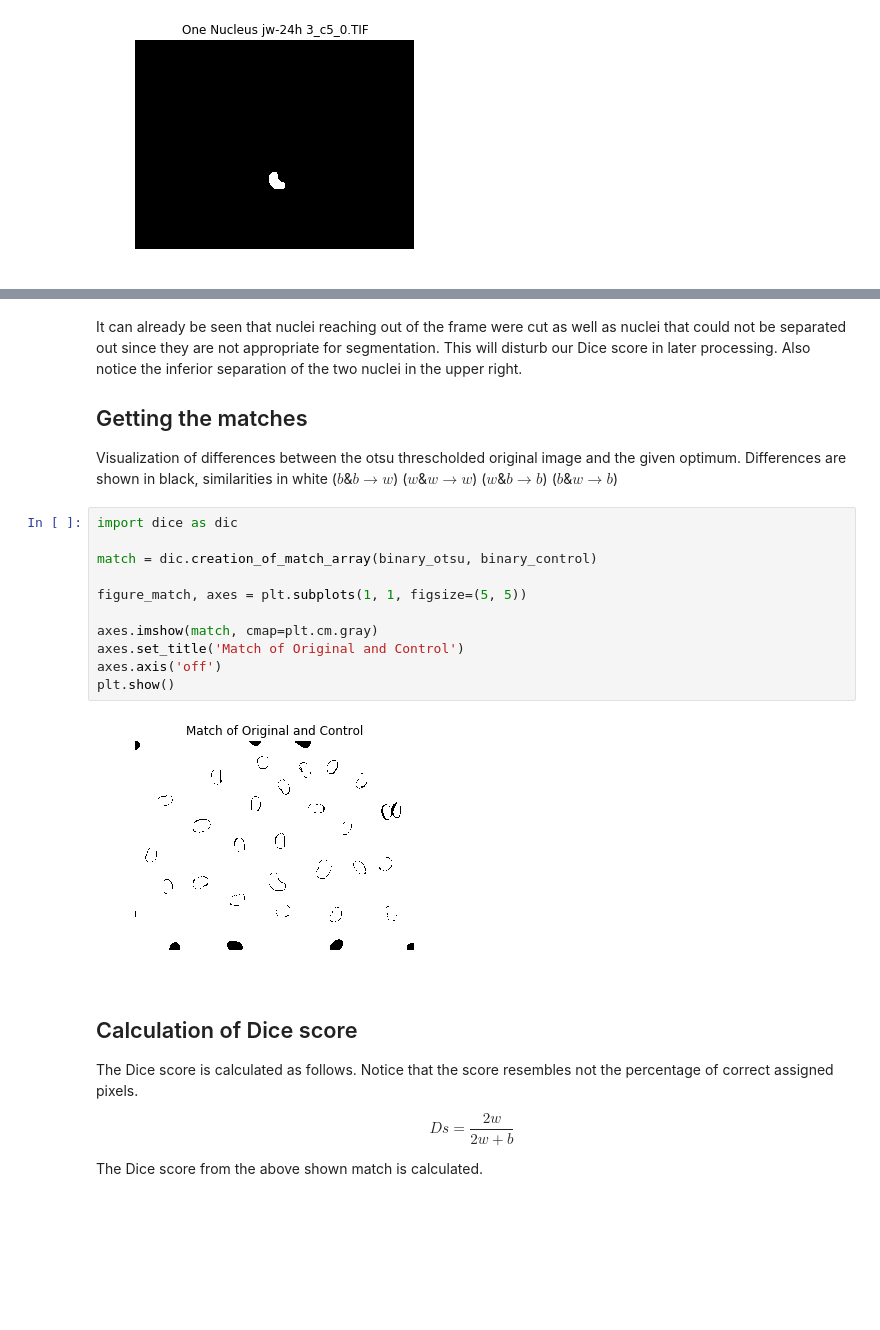
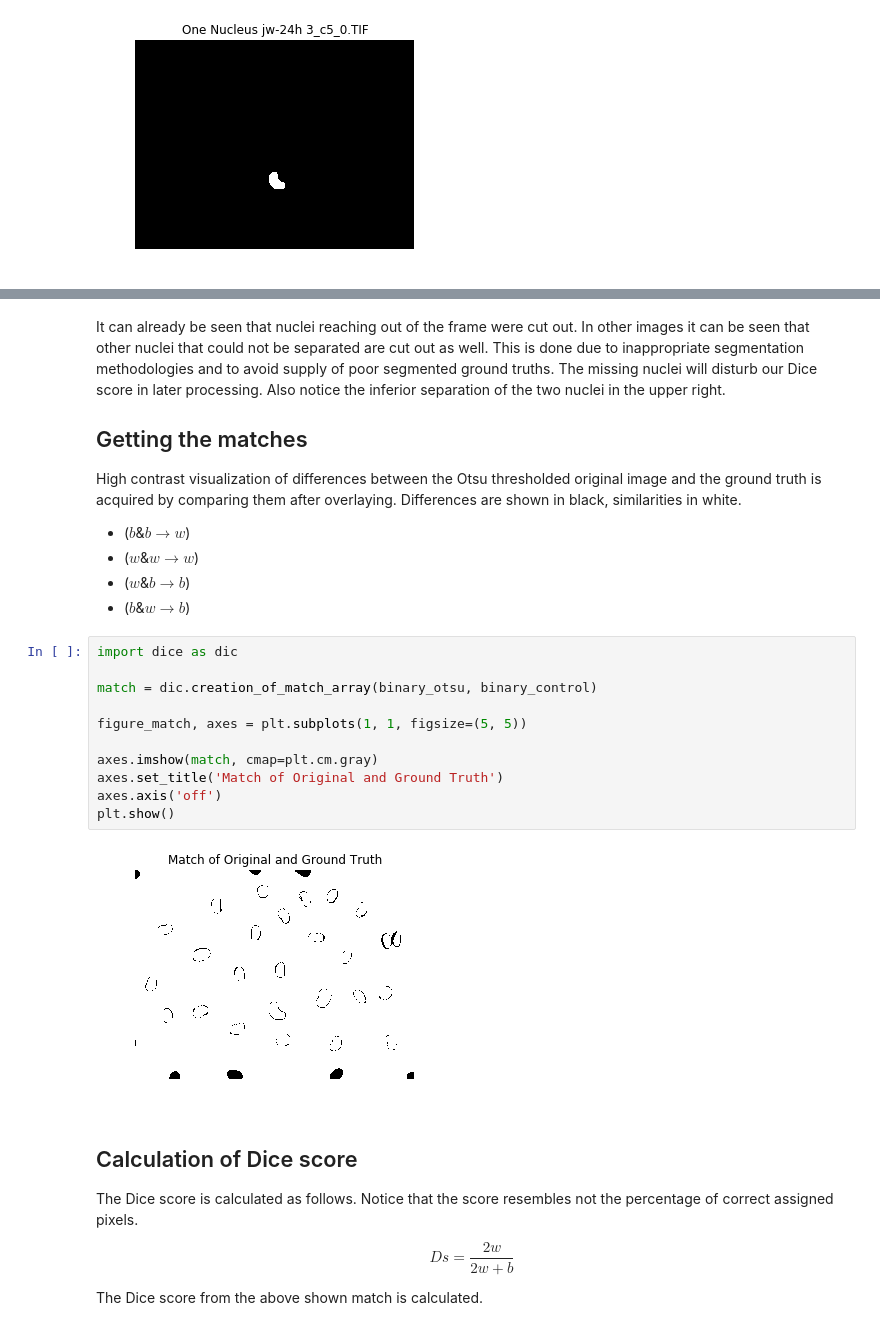
Before and after one commit to datascience-mobi/project-03-group-03, a Jupyter notebook: otsu_report.ipynb, the cells around one changed output, grey strips where cells are left out. Drawn from its saved outputs; the diff is of its cells as text; blank space fills up the shorter version.

```diff
--- a/otsu_report.ipynb
+++ b/otsu_report.ipynb
@@ -134,25 +148,31 @@ plt.show()
 # %% [markdown]
-It can already be seen that nuclei reaching out of the frame were cut as well as nuclei that could not be separated out
- since they are not appropriate for segmentation. This will disturb our Dice score in later processing. Also notice the
- inferior separation of the two nuclei in the upper right.
+It can already be seen that nuclei reaching out of the frame were cut out. In other images it can be seen that other
+nuclei that could not be separated are cut out as well. This is done due to inappropriate segmentation methodologies and
+to avoid supply of poor segmented ground truths.
+The missing nuclei will disturb our Dice score in later processing. Also notice the inferior separation of the two
+nuclei in the upper right.
 
 ## Getting the matches
 
-Visualization of differences between the otsu threscholded original image and the given optimum. Differences are shown
-in black, similarities in white ($b$&$b \to w$) ($w$&$w \to w$) ($w$&$b \to b$) ($b$&$w \to b$)
+High contrast visualization of differences between the Otsu thresholded original image and the ground truth is acquired
+by comparing them after overlaying. Differences are shown in black, similarities in white.
+* ($b$&$b \to w$)
+* ($w$&$w \to w$)
+* ($w$&$b \to b$)
+* ($b$&$w \to b$)
 # %%
 import dice as dic
 
 match = dic.creation_of_match_array(binary_otsu, binary_control)
 
 figure_match, axes = plt.subplots(1, 1, figsize=(5, 5))
 
 axes.imshow(match, cmap=plt.cm.gray)
-axes.set_title('Match of Original and Control')
+axes.set_title('Match of Original and Ground Truth')
 axes.axis('off')
 plt.show()
 # %% [output]
-[figure, old version]
+[figure, new version]
 # %% [markdown]
 ## Calculation of Dice score
 The Dice score is calculated as follows. Notice that the score resembles not the percentage of correct assigned pixels.
```
Also changed, not shown: parts of 27 cells of this notebook, 3 other files.
